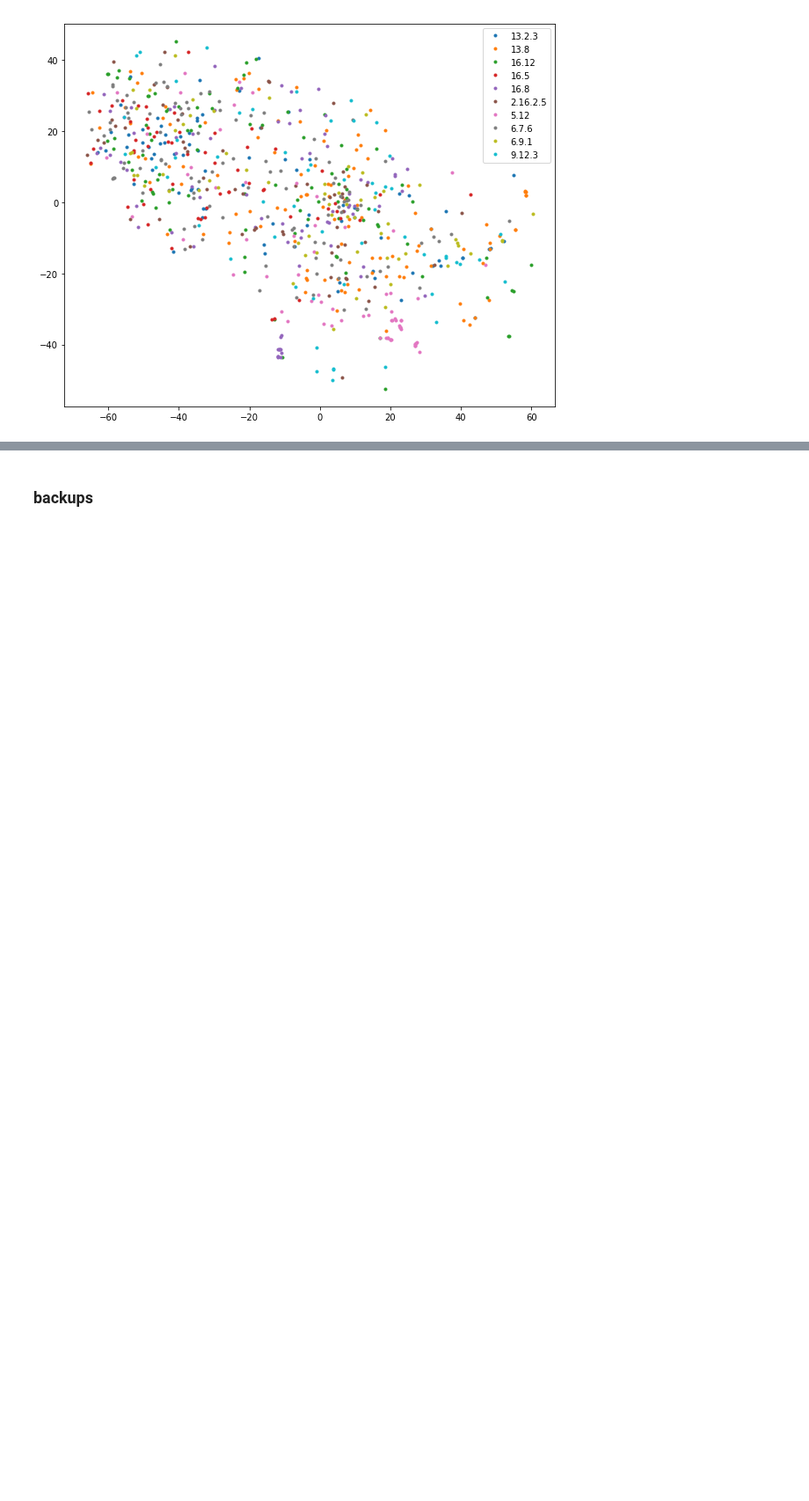
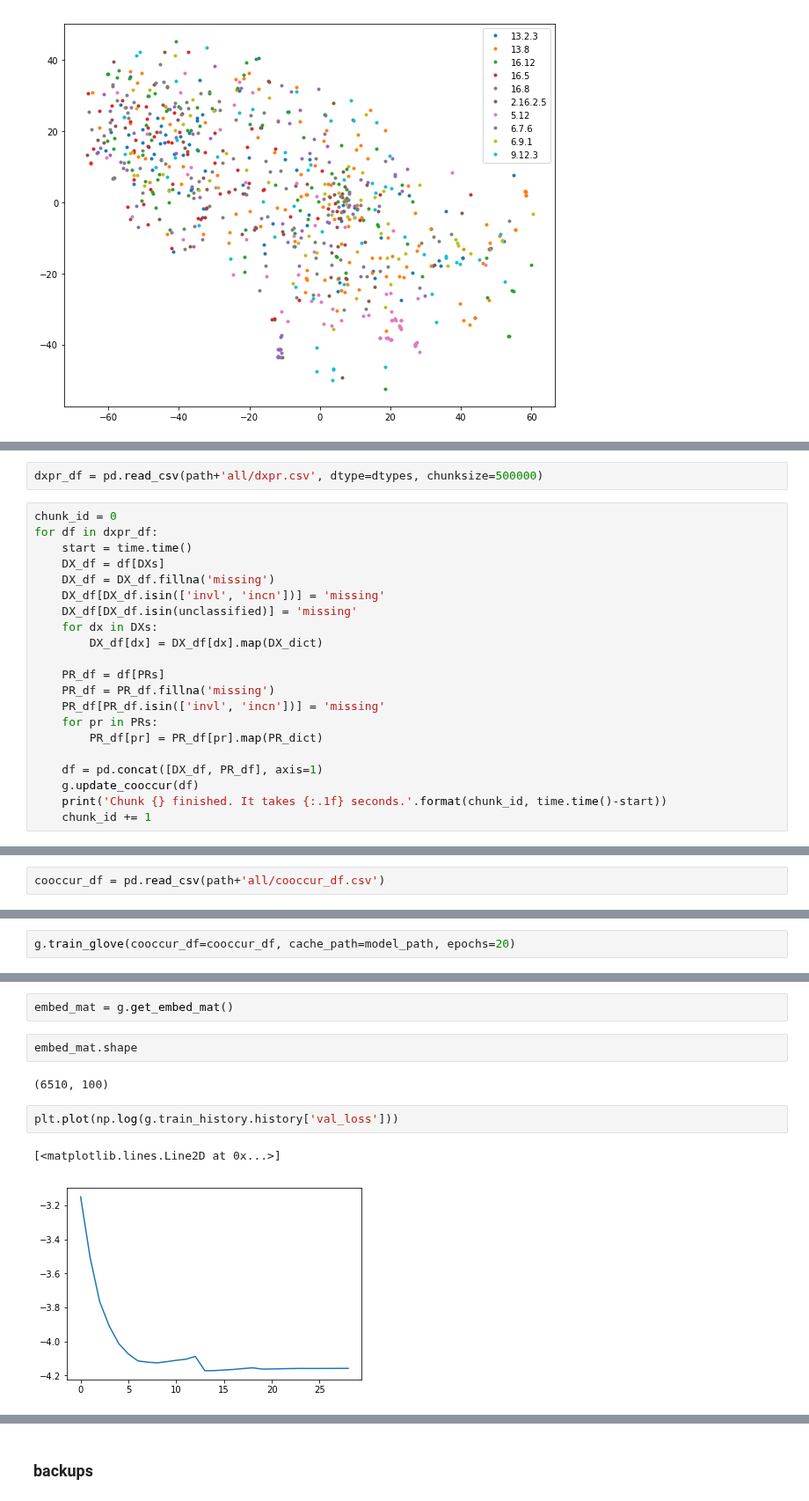
Before and after one commit to wenshuoliu/DLproj, a Jupyter notebook: NRD/GloVe_pretrain.ipynb, the cells around one changed output, grey strips where cells are left out. Shown at 88% size. Cells and saved outputs as stored; diff of their text form; blank space fills up the shorter version.

```diff
--- a/NRD/GloVe_pretrain.ipynb
+++ b/NRD/GloVe_pretrain.ipynb
@@ -388,0 +285,23 @@ ax.legend()
+# %%
+dxpr_df = pd.read_csv(path+'all/dxpr.csv', dtype=dtypes, chunksize=500000)
+# %%
+chunk_id = 0
+for df in dxpr_df:
+    start = time.time()
+    DX_df = df[DXs]
+    DX_df = DX_df.fillna('missing')
+    DX_df[DX_df.isin(['invl', 'incn'])] = 'missing'
+    DX_df[DX_df.isin(unclassified)] = 'missing'
+    for dx in DXs:
+        DX_df[dx] = DX_df[dx].map(DX_dict)
+
+    PR_df = df[PRs]
+    PR_df = PR_df.fillna('missing')
+    PR_df[PR_df.isin(['invl', 'incn'])] = 'missing'
+    for pr in PRs:
+        PR_df[pr] = PR_df[pr].map(PR_dict)
+
+    df = pd.concat([DX_df, PR_df], axis=1)
+    g.update_cooccur(df)
+    print('Chunk {} finished. It takes {:.1f} seconds.'.format(chunk_id, time.time()-start))
+    chunk_id += 1
@@ -388,0 +320,2 @@ ax.legend()
+# %%
+cooccur_df = pd.read_csv(path+'all/cooccur_df.csv')
@@ -388,0 +326,2 @@ ax.legend()
+# %%
+g.train_glove(cooccur_df=cooccur_df, cache_path=model_path, epochs=20)
@@ -388,0 +347,11 @@ ax.legend()
+# %%
+embed_mat = g.get_embed_mat()
+# %%
+embed_mat.shape
+# %% [output]
+(6510, 100)
+# %%
+plt.plot(np.log(g.train_history.history['val_loss']))
+# %% [output]
+[<matplotlib.lines.Line2D at 0x...>]
+[figure, added]
```
Also changed, not shown: parts of 63 cells of this notebook, 6 other files.
